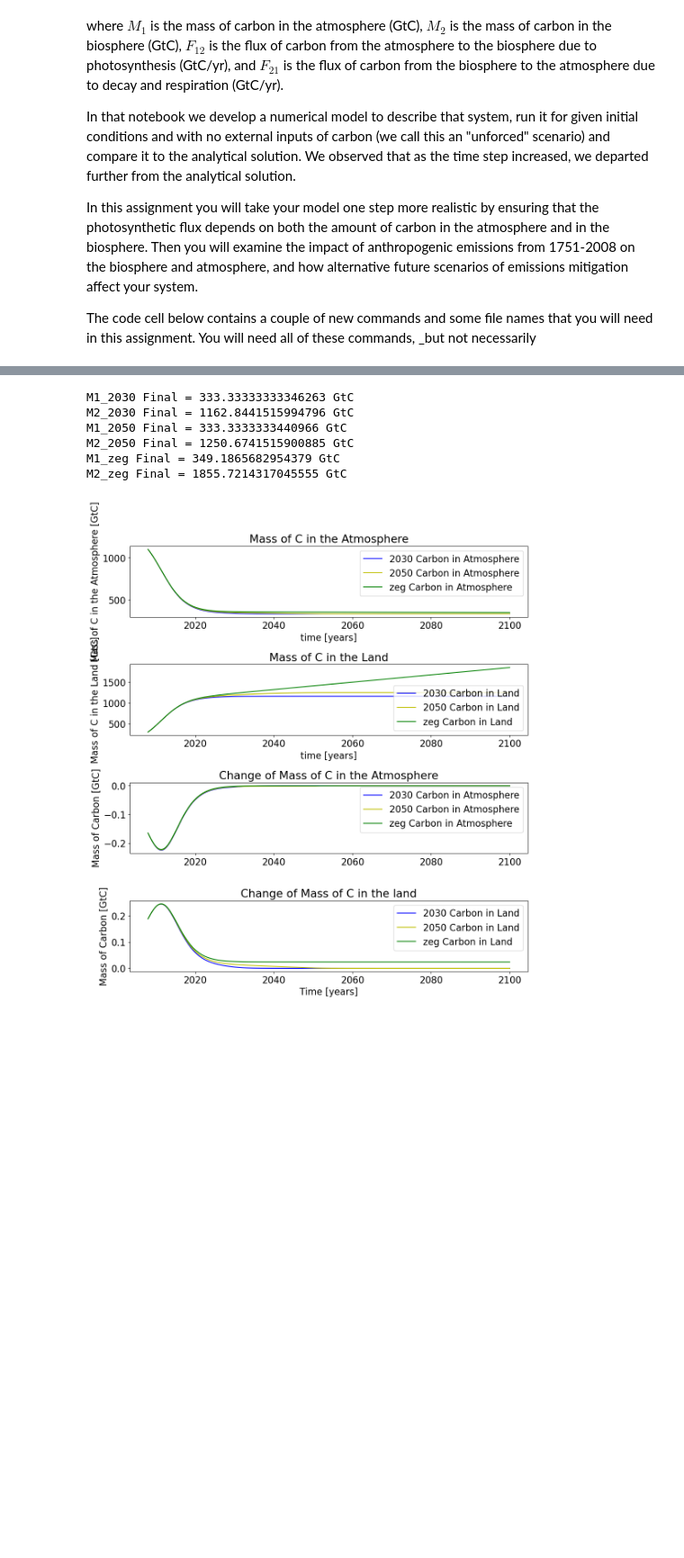
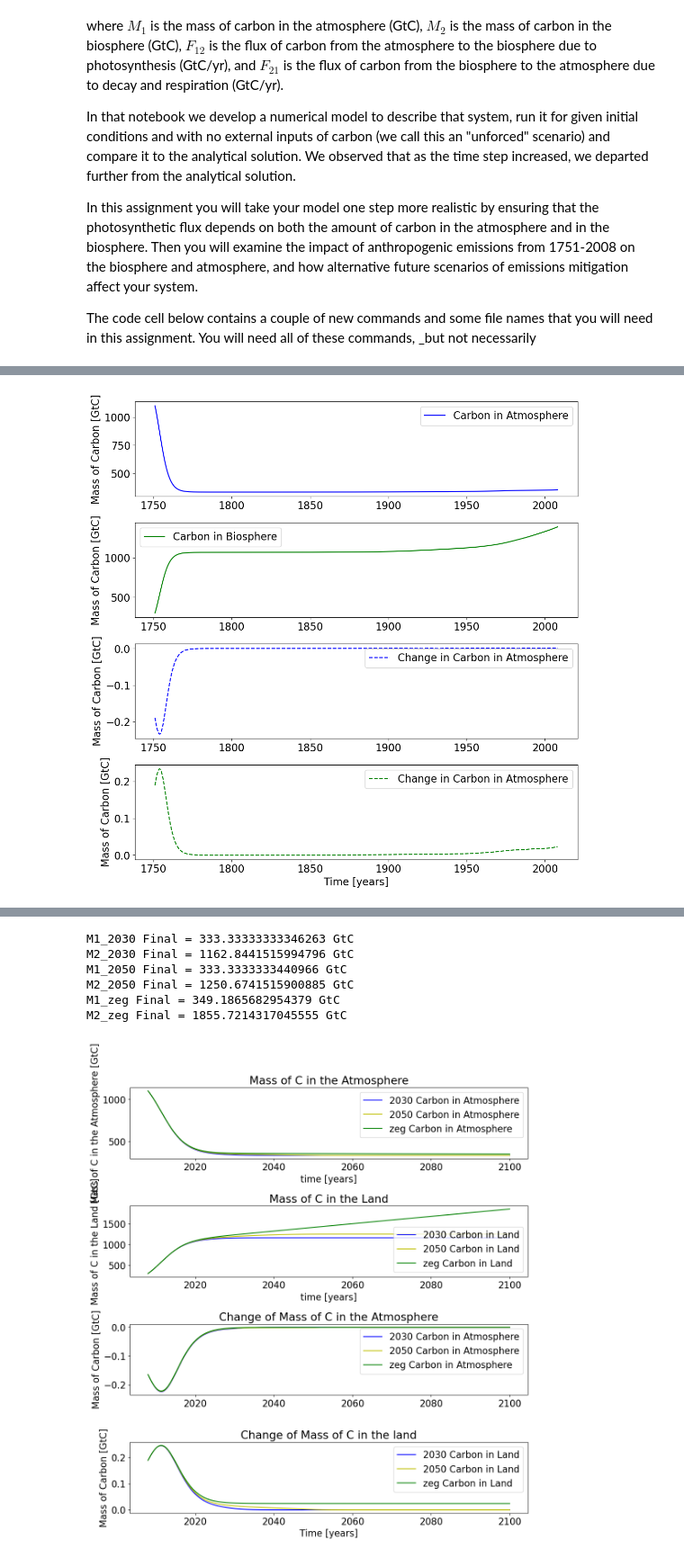
Before and after one commit to LejoFlores/Earth-and-Environmental-Systems-Modeling, a Jupyter notebook: mod02/mod02-CarbonModel-Assignment.ipynb, the cells around one changed output, grey strips where cells are left out. Shown: that part at 90% size. Saved outputs shown, nothing was run; the diff lists cells and outputs as text; code cells hidden in the pictures; blank space fills up the shorter version.

```diff
--- a/mod02/mod02-CarbonModel-Assignment.ipynb
+++ b/mod02/mod02-CarbonModel-Assignment.ipynb
@@ -205,0 +109,93 @@ __Problem C: Examine the effects of mitigation__
+# %%
+# Read this documentation to understand what this command does:
+#    https://numpy.org/doc/stable/reference/generated/numpy.loadtxt.html
+historical_emissions_file = 'AnthropogenicEmissions.1751_2008.csv'
+data = np.loadtxt(historical_emissions_file, delimiter=',', skiprows=1)
+#np.loadtxt loads the stated text file and allows for the data to be used
+#dlimiter - The string used to separate values
+#skiprow - Skip the first skiprows lines, including comments;
+
+year = data[:,0] #calls data from the text file listed above from the zero column
+cflux = data[:,1]#calls data from the text file listed above from the first column
+
+# plot equations from above
+plt.figure(figsize=(8.5,11))
+plt.rcParams.update({'font.size': 16})
+plt.title('AnthropogenicEmissions')
+
+plt.subplot(2,1,1)
+plt.plot(year,cflux,'b', label='AnthropogenicEmissions')
+plt.xlabel('years')
+plt.ylabel('mass per gigaton to atomosphere')
+plt.legend()
+
+plt.show() # shows equations from above
+
+# Read this documentation to understand what this command does:
+#    https://numpy.org/doc/stable/reference/generated/numpy.interp.html
+cflux_t = np.interp(t, year, cflux)
+#np.interp - interpolates data "year(xp)" and "cflux(fp~y)" at values of time(t)
+#Returns the one-dimensional piecewise linear interpolant to a function with given discrete data points (xp, fp), evaluated at x.
+Fa = cflux_t
+
+
+#below is the same as the equations from part A only that we have added the
+# AnthropogenicEmissions data to the equations for atomosphere
+for i in np.arange(Nt):
+    if (i==0):
+
+        M1[i] = M1i  # sets inital conditions into equations
+        M2[i] = M2i
+
+    else:
+        dM1dt = k21*M2[i-1] - k12*M1[i-1]*M2[i-1]+Fa[i-1]  #equation for change of carbon in atomosphere +  AnthropogenicEmissions
+        dM2dt = k12*M1[i-1]*M2[i-1] - k21*M2[i-1]#equation for change of carbon on land
+
+        M1[i] = M1[i-1] + dM1dt*dt#calculates the above equations for each time step
+        M2[i] = M2[i-1] + dM2dt*dt#calculates the above equations for each time step
+
+#np.diff calculates the difference between points in the array, M1[i+1]-M1[i], and outputs that value
+dM1 = np.diff(M1)
+dM2 = np.diff(M2)
+
+# Reset size of M1 and M2 so they plot correctly against t in plot 1 and 2
+M1 = M1[0:i]   # Re-assigns M1 to only include indices from 0 to size of t, aka i-1
+               # since the for loop has ended (i will equal the i value at the last run of the for loop)
+               # assuming calling elements 0:i of M1 works because python does not include i (like in the np.arange command)
+M2 = M2[0:i]   # Re-assigns M2 to only include indices of the array from 0 to size of t
+
+
+#plots equations from above from time(t) vs varibles M1, M2, dM1, dM2
+plt.figure(figsize = (11,11))
+plt.rcParams.update({'font.size': 16})
+
+plt.subplot(4,1,1)
+plt.plot(t,M1, 'b-', label='Carbon in Atmosphere')
+plt.ylabel('Mass of Carbon [GtC]')
+plt.legend()
+plt.tight_layout()#neat little code that adds space between plots
+
+plt.subplot(4,1,2)
+plt.plot(t,M2, 'g-', label='Carbon in Biosphere')
+plt.ylabel('Mass of Carbon [GtC]')
+plt.legend()
+plt.tight_layout()#neat little code that adds space between plots
+
+plt.subplot(4,1,3)
+plt.plot(t,dM1, 'b--', label='Change in Carbon in Atmosphere')
+plt.ylabel('Mass of Carbon [GtC]')
+plt.legend()
+plt.tight_layout()#neat little code that adds space between plots
+
+plt.subplot(4,1,4)
+plt.plot(t,dM2, 'g--', label='Change in Carbon in Atmosphere')
+plt.xlabel('Time [years]')
+plt.ylabel('Mass of Carbon [GtC]')
+plt.legend()
+plt.tight_layout()#neat little code that adds space between plots
+
+plt.show()
+
+print('M1 Final = '+str(M1[i-1])+' GtC\n') #prints final value for above simulations
+print('M2 Final = '+str(M2[i-1])+' GtC')
+# %% [output]
@@ -205,0 +203 @@ __Problem C: Examine the effects of mitigation__
+[figure, added]
```
Also changed, not shown: parts of 7 cells of this notebook.
